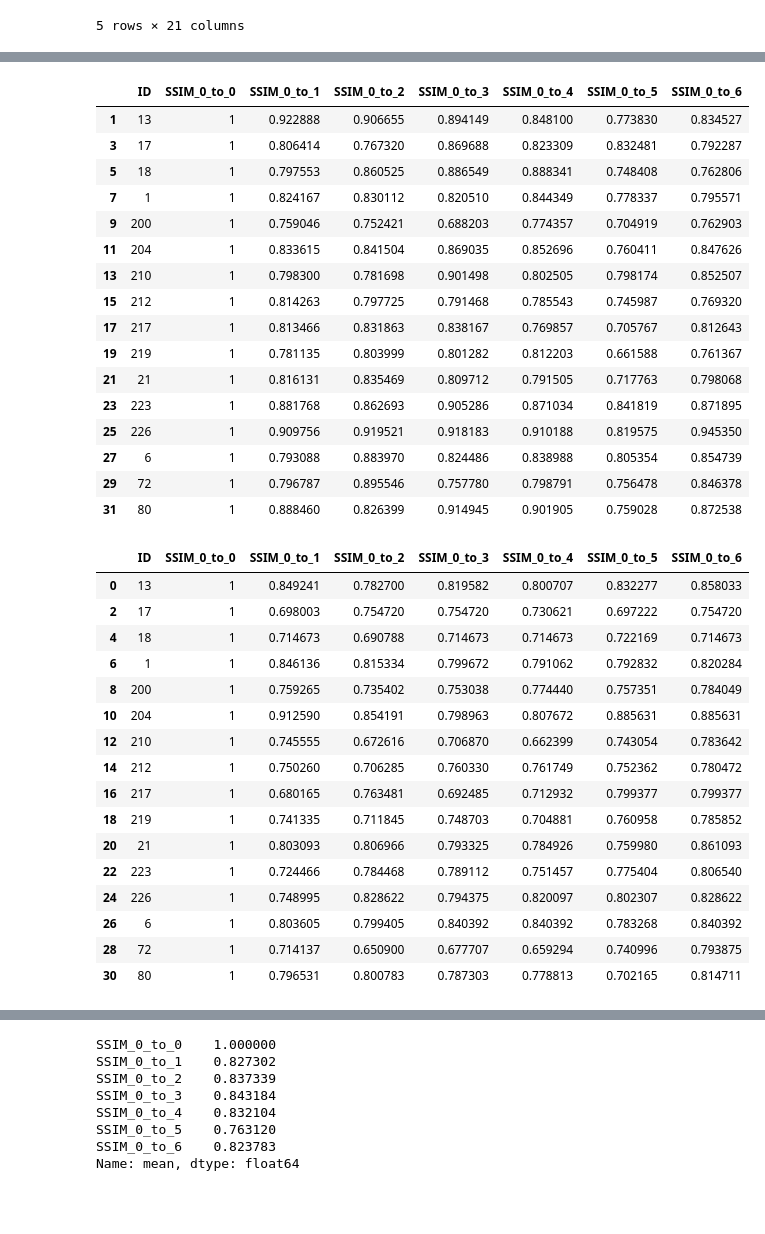
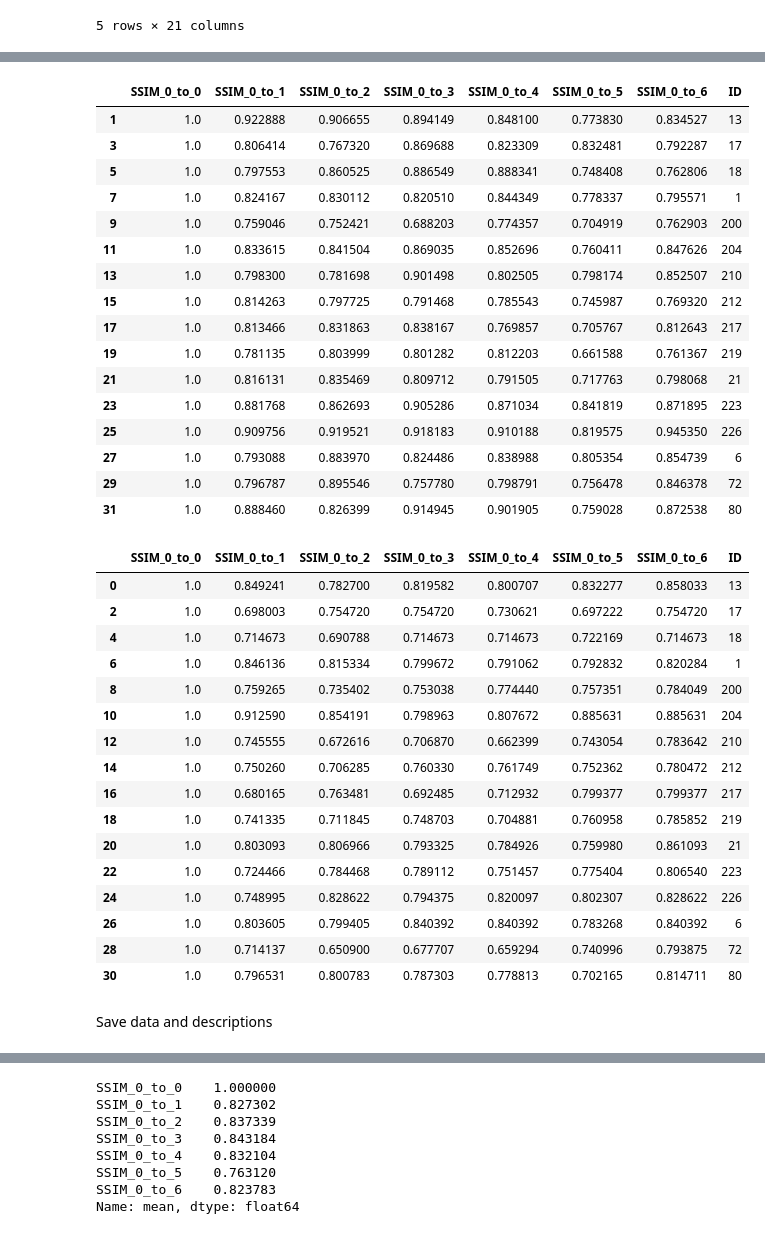
Before and after one commit to KyleYoung1997/DNNorDermatologist, a Jupyter notebook: Randomised_layer_experiments/Random_Layer_SSIM.ipynb, the cells around one changed output, grey strips where cells are left out. Drawn from its saved outputs; the diff is of its cells as text; code cells hidden in the pictures; blank space fills up the shorter version.

```diff
--- a/Randomised_layer_experiments/Random_Layer_SSIM.ipynb
+++ b/Randomised_layer_experiments/Random_Layer_SSIM.ipynb
@@ -113,11 +104,14 @@ path_frame.head()
 5 rows × 21 columns
 # %%
 # update dataframe with a column of the explanation type
-path_frame = path_frame['SHAP or GradCAM'] = [
+path_frame['SHAP or GradCAM'] = [
     'Grad' if 'Grad.png' in path_frame.iloc[i][0] else 'Shap' for i in path_frame.index
 ]
 
 # parse image id from the filename
-path_frame = path_frame['ID'] = [
-    os.path.split(a)[1].split('_')[1] for i in path_frame.loc[0].head()
+path_frame['ID'] = [
+    os.path.split(i)[1].split('_')[1] for i in path_frame[0]
 ]
+
+# drop all unneeded columns
+path_frame = path_frame.drop(list(range(7)) + ['Folder_{}_image'.format(i) for i in range(7)], axis=1)
@@ -145,49 +127,52 @@ df = df.drop('Unnamed: 0', axis = 1)
 # %%
+df = path_frame
 df_shap = df['SHAP or GradCAM'] == 'Shap'
 df_shap = df[df_shap]
 df_shap = df_shap.drop('SHAP or GradCAM', axis = 1)
 df_shap
 # %% [output]
-|  | ID | SSIM_0_to_0 | SSIM_0_to_1 | SSIM_0_to_2 | SSIM_0_to_3 | SSIM_0_to_4 | SSIM_0_to_5 | SSIM_0_to_6 |
-| 1 | 13 | 1 | 0.922888 | 0.906655 | 0.894149 | 0.848100 | 0.773830 | 0.834527 |
-| 3 | 17 | 1 | 0.806414 | 0.767320 | 0.869688 | 0.823309 | 0.832481 | 0.792287 |
-| 5 | 18 | 1 | 0.797553 | 0.860525 | 0.886549 | 0.888341 | 0.748408 | 0.762806 |
-| 7 | 1 | 1 | 0.824167 | 0.830112 | 0.820510 | 0.844349 | 0.778337 | 0.795571 |
-| 9 | 200 | 1 | 0.759046 | 0.752421 | 0.688203 | 0.774357 | 0.704919 | 0.762903 |
-| 11 | 204 | 1 | 0.833615 | 0.841504 | 0.869035 | 0.852696 | 0.760411 | 0.847626 |
-| 13 | 210 | 1 | 0.798300 | 0.781698 | 0.901498 | 0.802505 | 0.798174 | 0.852507 |
-| 15 | 212 | 1 | 0.814263 | 0.797725 | 0.791468 | 0.785543 | 0.745987 | 0.769320 |
-| 17 | 217 | 1 | 0.813466 | 0.831863 | 0.838167 | 0.769857 | 0.705767 | 0.812643 |
-| 19 | 219 | 1 | 0.781135 | 0.803999 | 0.801282 | 0.812203 | 0.661588 | 0.761367 |
-| 21 | 21 | 1 | 0.816131 | 0.835469 | 0.809712 | 0.791505 | 0.717763 | 0.798068 |
-| 23 | 223 | 1 | 0.881768 | 0.862693 | 0.905286 | 0.871034 | 0.841819 | 0.871895 |
-| 25 | 226 | 1 | 0.909756 | 0.919521 | 0.918183 | 0.910188 | 0.819575 | 0.945350 |
-| 27 | 6 | 1 | 0.793088 | 0.883970 | 0.824486 | 0.838988 | 0.805354 | 0.854739 |
-| 29 | 72 | 1 | 0.796787 | 0.895546 | 0.757780 | 0.798791 | 0.756478 | 0.846378 |
-| 31 | 80 | 1 | 0.888460 | 0.826399 | 0.914945 | 0.901905 | 0.759028 | 0.872538 |
+|  | SSIM_0_to_0 | SSIM_0_to_1 | SSIM_0_to_2 | SSIM_0_to_3 | SSIM_0_to_4 | SSIM_0_to_5 | SSIM_0_to_6 | ID |
+| 1 | 1.0 | 0.922888 | 0.906655 | 0.894149 | 0.848100 | 0.773830 | 0.834527 | 13 |
+| 3 | 1.0 | 0.806414 | 0.767320 | 0.869688 | 0.823309 | 0.832481 | 0.792287 | 17 |
+| 5 | 1.0 | 0.797553 | 0.860525 | 0.886549 | 0.888341 | 0.748408 | 0.762806 | 18 |
+| 7 | 1.0 | 0.824167 | 0.830112 | 0.820510 | 0.844349 | 0.778337 | 0.795571 | 1 |
+| 9 | 1.0 | 0.759046 | 0.752421 | 0.688203 | 0.774357 | 0.704919 | 0.762903 | 200 |
+| 11 | 1.0 | 0.833615 | 0.841504 | 0.869035 | 0.852696 | 0.760411 | 0.847626 | 204 |
+| 13 | 1.0 | 0.798300 | 0.781698 | 0.901498 | 0.802505 | 0.798174 | 0.852507 | 210 |
+| 15 | 1.0 | 0.814263 | 0.797725 | 0.791468 | 0.785543 | 0.745987 | 0.769320 | 212 |
+| 17 | 1.0 | 0.813466 | 0.831863 | 0.838167 | 0.769857 | 0.705767 | 0.812643 | 217 |
+| 19 | 1.0 | 0.781135 | 0.803999 | 0.801282 | 0.812203 | 0.661588 | 0.761367 | 219 |
+| 21 | 1.0 | 0.816131 | 0.835469 | 0.809712 | 0.791505 | 0.717763 | 0.798068 | 21 |
+| 23 | 1.0 | 0.881768 | 0.862693 | 0.905286 | 0.871034 | 0.841819 | 0.871895 | 223 |
+| 25 | 1.0 | 0.909756 | 0.919521 | 0.918183 | 0.910188 | 0.819575 | 0.945350 | 226 |
+| 27 | 1.0 | 0.793088 | 0.883970 | 0.824486 | 0.838988 | 0.805354 | 0.854739 | 6 |
+| 29 | 1.0 | 0.796787 | 0.895546 | 0.757780 | 0.798791 | 0.756478 | 0.846378 | 72 |
+| 31 | 1.0 | 0.888460 | 0.826399 | 0.914945 | 0.901905 | 0.759028 | 0.872538 | 80 |
 # %%
 df_grad = df['SHAP or GradCAM'] == 'Grad'
 df_grad = df[df_grad]
 df_grad = df_grad.drop('SHAP or GradCAM', axis = 1)
 df_grad
 # %% [output]
-|  | ID | SSIM_0_to_0 | SSIM_0_to_1 | SSIM_0_to_2 | SSIM_0_to_3 | SSIM_0_to_4 | SSIM_0_to_5 | SSIM_0_to_6 |
-| 0 | 13 | 1 | 0.849241 | 0.782700 | 0.819582 | 0.800707 | 0.832277 | 0.858033 |
-| 2 | 17 | 1 | 0.698003 | 0.754720 | 0.754720 | 0.730621 | 0.697222 | 0.754720 |
-| 4 | 18 | 1 | 0.714673 | 0.690788 | 0.714673 | 0.714673 | 0.722169 | 0.714673 |
-| 6 | 1 | 1 | 0.846136 | 0.815334 | 0.799672 | 0.791062 | 0.792832 | 0.820284 |
-| 8 | 200 | 1 | 0.759265 | 0.735402 | 0.753038 | 0.774440 | 0.757351 | 0.784049 |
-| 10 | 204 | 1 | 0.912590 | 0.854191 | 0.798963 | 0.807672 | 0.885631 | 0.885631 |
-| 12 | 210 | 1 | 0.745555 | 0.672616 | 0.706870 | 0.662399 | 0.743054 | 0.783642 |
-| 14 | 212 | 1 | 0.750260 | 0.706285 | 0.760330 | 0.761749 | 0.752362 | 0.780472 |
-| 16 | 217 | 1 | 0.680165 | 0.763481 | 0.692485 | 0.712932 | 0.799377 | 0.799377 |
-| 18 | 219 | 1 | 0.741335 | 0.711845 | 0.748703 | 0.704881 | 0.760958 | 0.785852 |
-| 20 | 21 | 1 | 0.803093 | 0.806966 | 0.793325 | 0.784926 | 0.759980 | 0.861093 |
-| 22 | 223 | 1 | 0.724466 | 0.784468 | 0.789112 | 0.751457 | 0.775404 | 0.806540 |
-| 24 | 226 | 1 | 0.748995 | 0.828622 | 0.794375 | 0.820097 | 0.802307 | 0.828622 |
-| 26 | 6 | 1 | 0.803605 | 0.799405 | 0.840392 | 0.840392 | 0.783268 | 0.840392 |
-| 28 | 72 | 1 | 0.714137 | 0.650900 | 0.677707 | 0.659294 | 0.740996 | 0.793875 |
-| 30 | 80 | 1 | 0.796531 | 0.800783 | 0.787303 | 0.778813 | 0.702165 | 0.814711 |
+|  | SSIM_0_to_0 | SSIM_0_to_1 | SSIM_0_to_2 | SSIM_0_to_3 | SSIM_0_to_4 | SSIM_0_to_5 | SSIM_0_to_6 | ID |
+| 0 | 1.0 | 0.849241 | 0.782700 | 0.819582 | 0.800707 | 0.832277 | 0.858033 | 13 |
+| 2 | 1.0 | 0.698003 | 0.754720 | 0.754720 | 0.730621 | 0.697222 | 0.754720 | 17 |
+| 4 | 1.0 | 0.714673 | 0.690788 | 0.714673 | 0.714673 | 0.722169 | 0.714673 | 18 |
+| 6 | 1.0 | 0.846136 | 0.815334 | 0.799672 | 0.791062 | 0.792832 | 0.820284 | 1 |
+| 8 | 1.0 | 0.759265 | 0.735402 | 0.753038 | 0.774440 | 0.757351 | 0.784049 | 200 |
+| 10 | 1.0 | 0.912590 | 0.854191 | 0.798963 | 0.807672 | 0.885631 | 0.885631 | 204 |
+| 12 | 1.0 | 0.745555 | 0.672616 | 0.706870 | 0.662399 | 0.743054 | 0.783642 | 210 |
+| 14 | 1.0 | 0.750260 | 0.706285 | 0.760330 | 0.761749 | 0.752362 | 0.780472 | 212 |
+| 16 | 1.0 | 0.680165 | 0.763481 | 0.692485 | 0.712932 | 0.799377 | 0.799377 | 217 |
+| 18 | 1.0 | 0.741335 | 0.711845 | 0.748703 | 0.704881 | 0.760958 | 0.785852 | 219 |
+| 20 | 1.0 | 0.803093 | 0.806966 | 0.793325 | 0.784926 | 0.759980 | 0.861093 | 21 |
+| 22 | 1.0 | 0.724466 | 0.784468 | 0.789112 | 0.751457 | 0.775404 | 0.806540 | 223 |
+| 24 | 1.0 | 0.748995 | 0.828622 | 0.794375 | 0.820097 | 0.802307 | 0.828622 | 226 |
+| 26 | 1.0 | 0.803605 | 0.799405 | 0.840392 | 0.840392 | 0.783268 | 0.840392 | 6 |
+| 28 | 1.0 | 0.714137 | 0.650900 | 0.677707 | 0.659294 | 0.740996 | 0.793875 | 72 |
+| 30 | 1.0 | 0.796531 | 0.800783 | 0.787303 | 0.778813 | 0.702165 | 0.814711 | 80 |
+# %% [markdown]
+Save data and descriptions
 # %%
 df_shap.to_csv('shap_random_layers.csv')
 # %%
```
Also changed, not shown: parts of 36 cells of this notebook, 8 other files.
